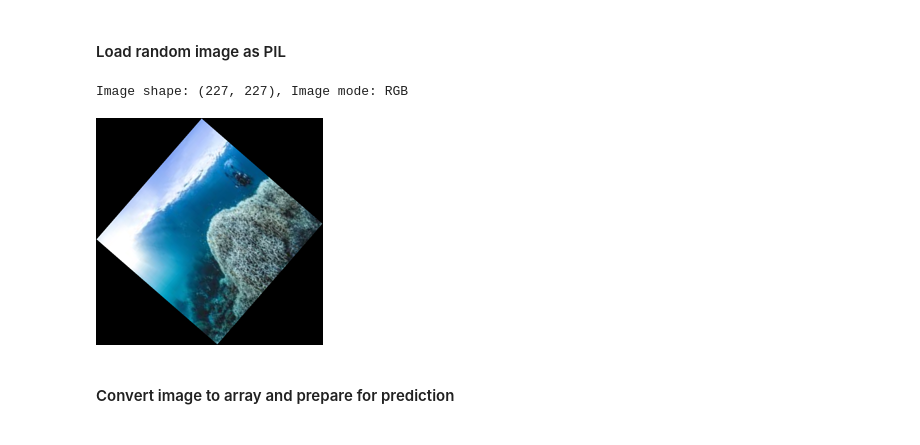
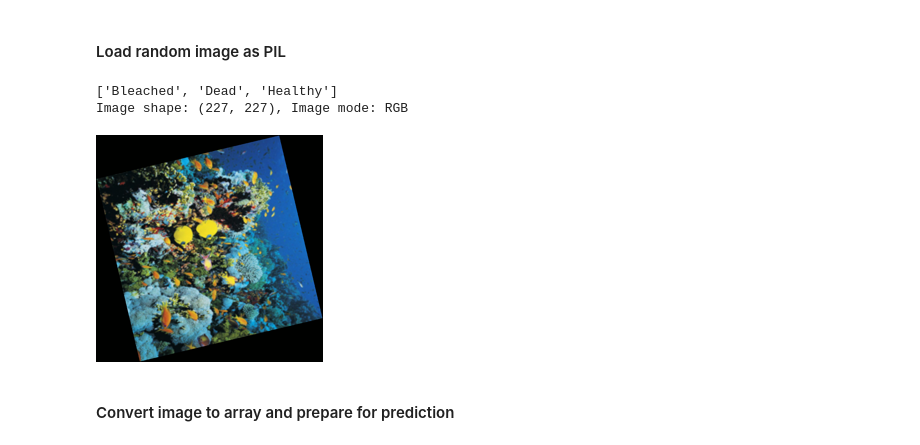
Before and after one commit to Code-Institute-Submissions/corals_health, a Jupyter notebook: jupyter_notebooks/3_modeling_evaluating.ipynb, the cells around one changed output. Cells and saved outputs as stored; diff of their text form; code cells hidden in the pictures.

```diff
--- a/jupyter_notebooks/3_modeling_evaluating.ipynb
+++ b/jupyter_notebooks/3_modeling_evaluating.ipynb
@@ -385,17 +404,19 @@ joblib.dump(value=evaluation,
 # %%
 from tensorflow.keras.preprocessing import image
 
-pointer = 66
-label = labels[0] # Select 'Healthy', 'Bleached' or 'Dead'.
+pointer = 4
+label = labels[2] # 'Bleached', 'Dead', 'Healthy''.
+print(labels)
 
 pil_image = image.load_img(os.path.join(test_path, label, os.listdir(test_path+'/' + label)[pointer]), target_size=image_shape, color_mode='rgb')
 
 #test_path + '/' + label + '/' + os.listdir(test_path+'/' + label)[pointer], target_size=image_shape, color_mode='rgb')
 print(f'Image shape: {pil_image.size}, Image mode: {pil_image.mode}')
 pil_image
 # %% [output]
+['Bleached', 'Dead', 'Healthy']
 Image shape: (227, 227), Image mode: RGB
-[figure, old version]
+[figure, new version]
 # %% [markdown]
 #### Convert image to array and prepare for prediction
 # %%
```
Also changed, not shown: parts of 7 cells of this notebook, 8 other files.
